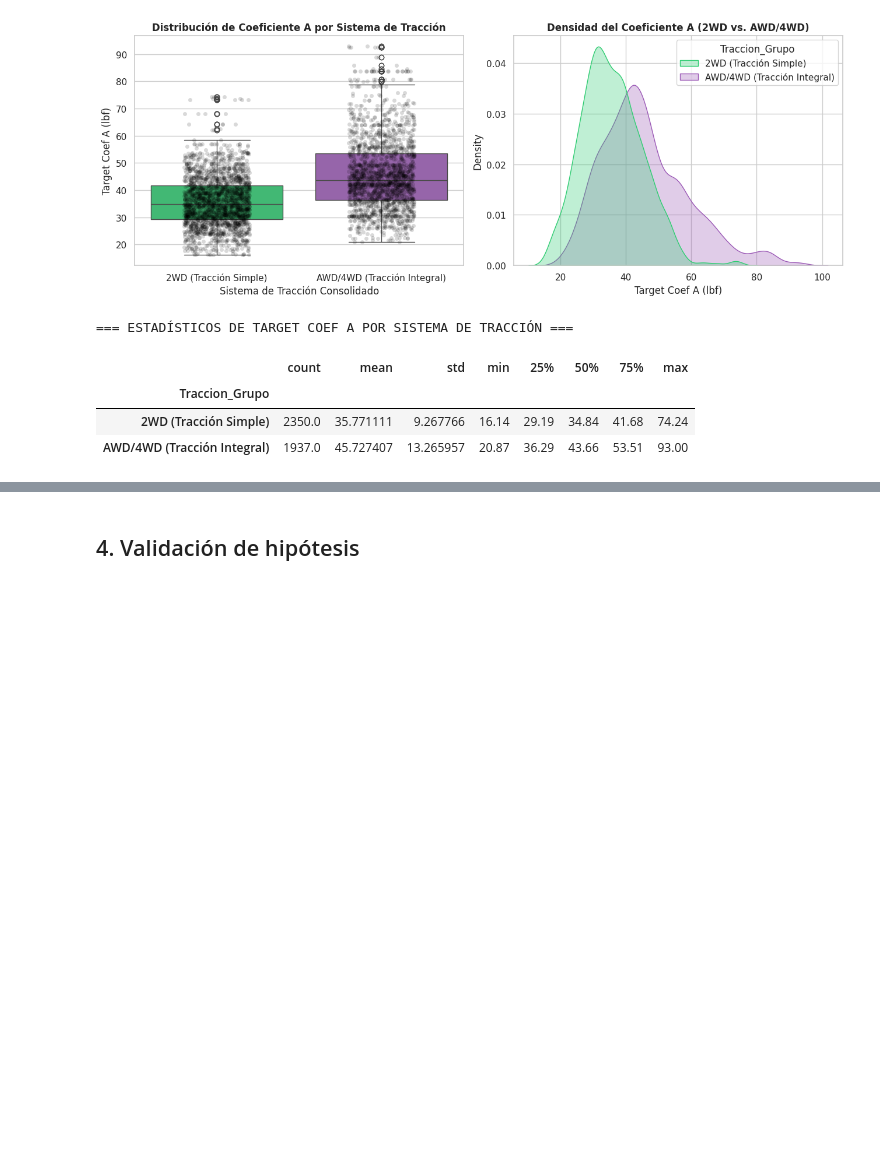
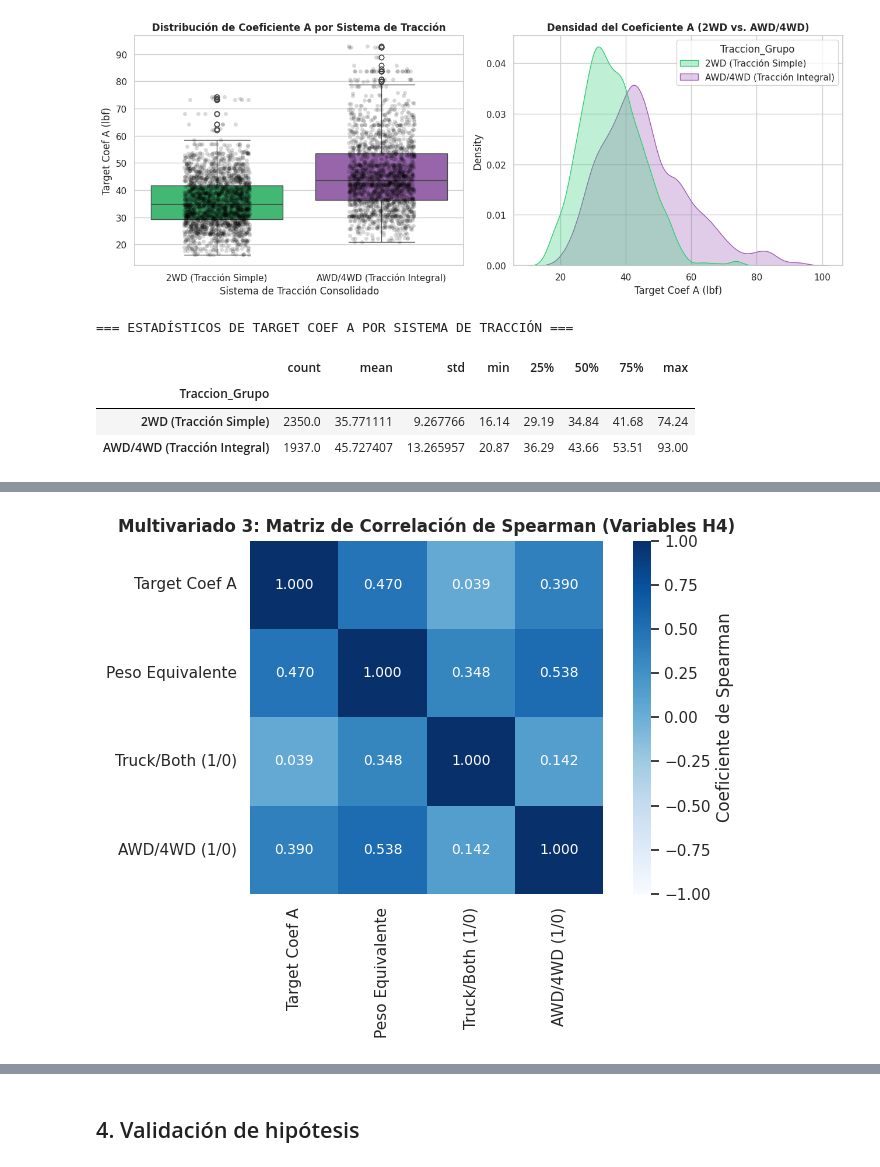
Before and after one commit to jpedonediez/Fundamentos, a Jupyter notebook: tpe_EPA_FE.ipynb, the cells around one changed output, grey strips where cells are left out. Saved outputs shown, nothing was run; the diff lists cells and outputs as text; code cells hidden in the pictures; blank space fills up the shorter version.

```diff
--- a/tpe_EPA_FE.ipynb
+++ b/tpe_EPA_FE.ipynb
@@ -752,0 +840,40 @@ display(dataset['h4_df'].groupby('Traccion_Grupo')[dataset['h4_var_dep']].descri
+# %%
+# multivariada 3 - Matriz de Correlación de Spearman (Variables H4)
+cols_matriz = [
+    dataset['h4_var_dep'],
+    'Equivalent Test Weight (lbs.)',
+    'Es_Truck_o_Both',
+    'Es_AWD_4WD',
+]
+
+matriz_df = dataset['h4_df'][cols_matriz].rename(
+    columns={
+        dataset['h4_var_dep']: 'Target Coef A',
+        'Equivalent Test Weight (lbs.)': 'Peso Equivalente',
+        'Es_Truck_o_Both': 'Truck/Both (1/0)',
+        'Es_AWD_4WD': 'AWD/4WD (1/0)',
+    }
+)
+
+corr_spearman = matriz_df.corr(method='spearman')
+
+plt.figure(figsize=(7.5, 5.5))
+sns.heatmap(
+    corr_spearman,
+    annot=True,
+    fmt='.3f',
+    cmap='Blues',
+    vmin=-1,
+    vmax=1,
+    square=True,
+    cbar_kws={'label': 'Coeficiente de Spearman'},
+)
+
+plt.title(
+    'Multivariado 3: Matriz de Correlación de Spearman (Variables H4)',
+    fontweight='bold',
+)
+plt.tight_layout()
+plt.show()
+# %% [output]
+[figure, added]
```
Also changed, not shown: parts of 10 cells of this notebook.
